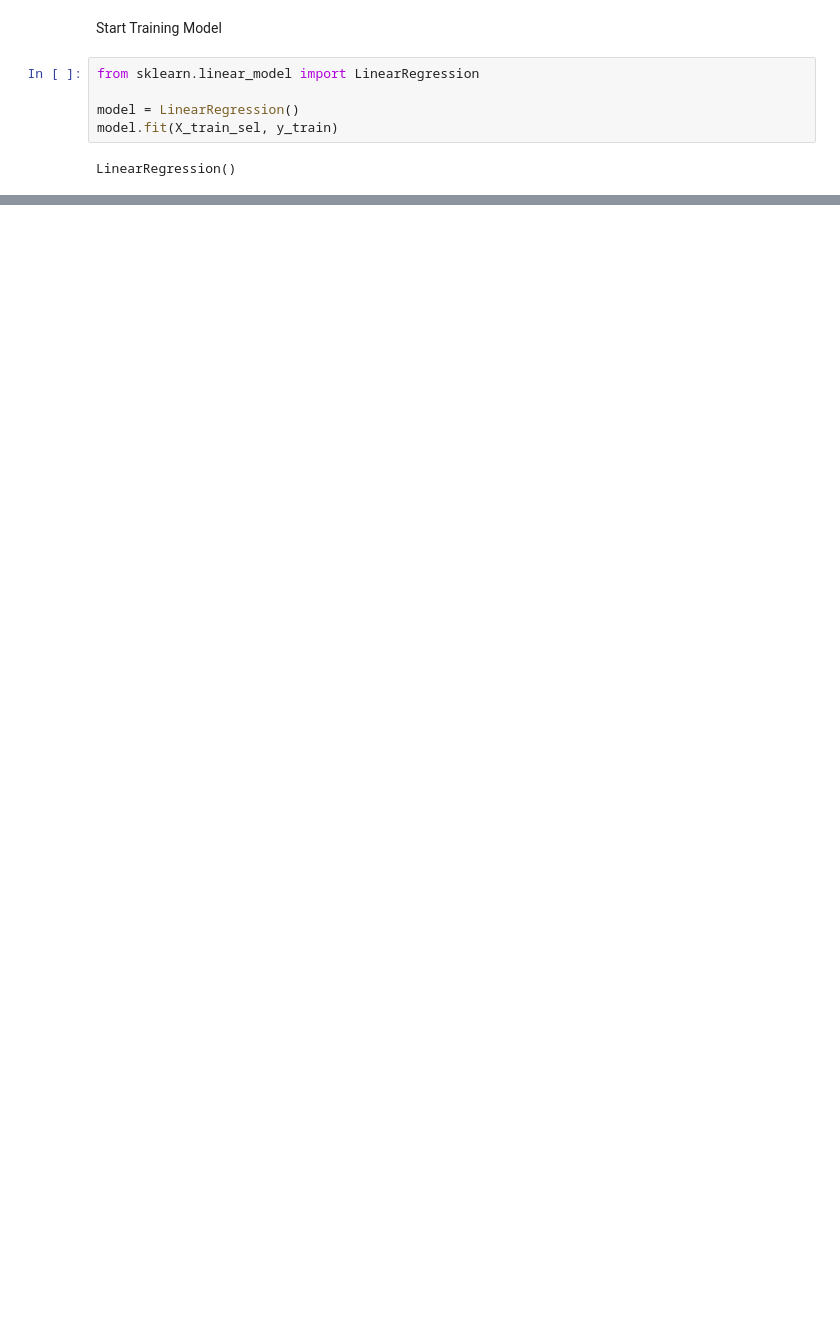
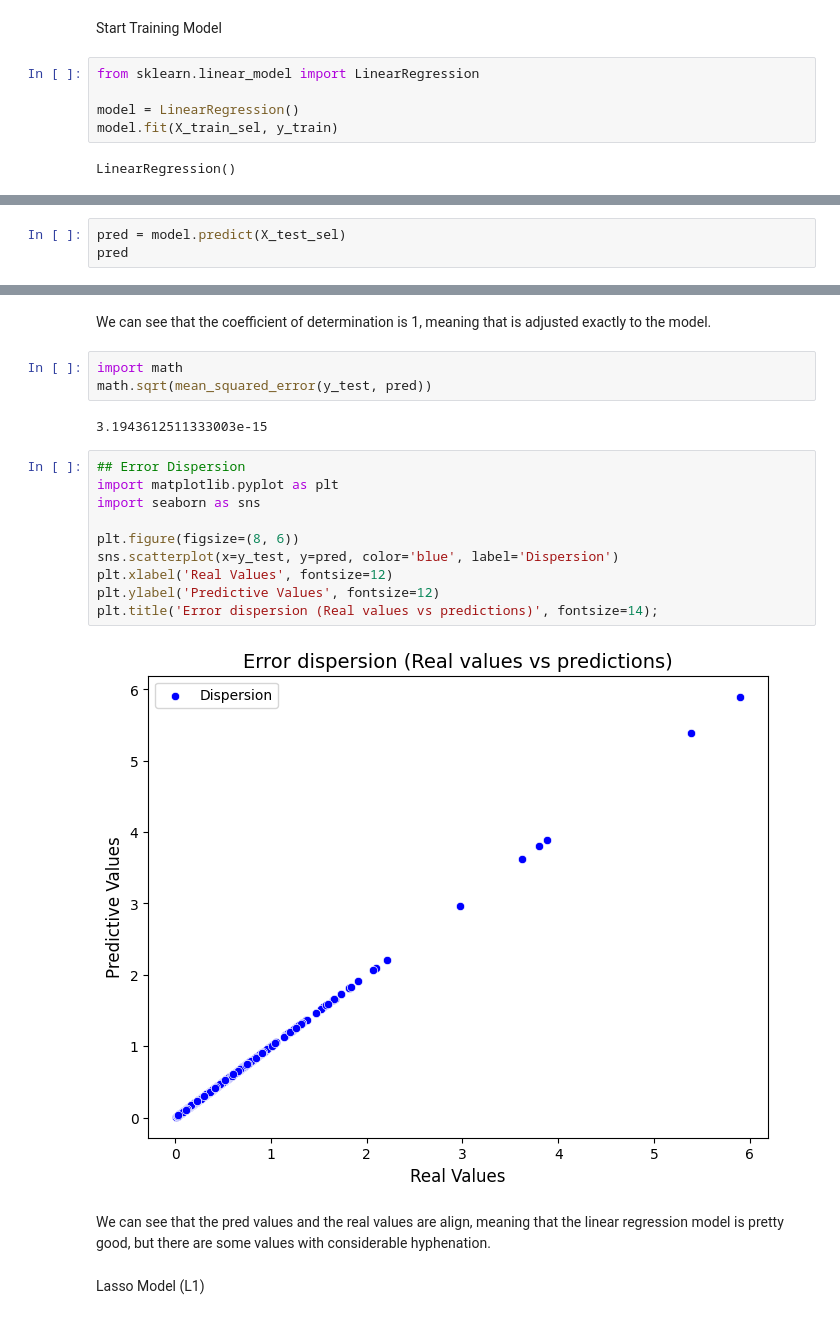
Before and after one commit to Ricenquimac/Regularized-Linear-Regression, a Jupyter notebook: src/explore.ipynb, the cells around one changed output, grey strips where cells are left out. Saved outputs shown, nothing was run; the diff lists cells and outputs as text; blank space fills up the shorter version.

```diff
--- a/src/explore.ipynb
+++ b/src/explore.ipynb
@@ -474,0 +474,3 @@ print(f"Coeficientes (b1, b2): {model_m.coef_}")
+# %%
+pred = model.predict(X_test_sel)
+pred
@@ -474,0 +503,23 @@ print(f"Coeficientes (b1, b2): {model_m.coef_}")
+# %% [markdown]
+We can see that the coefficient of determination is 1, meaning that is adjusted exactly to the model.
+# %%
+import math
+math.sqrt(mean_squared_error(y_test, pred))
+# %% [output]
+3.1943612511333003e-15
+# %%
+## Error Dispersion
+import matplotlib.pyplot as plt
+import seaborn as sns
+
+plt.figure(figsize=(8, 6))
+sns.scatterplot(x=y_test, y=pred, color='blue', label='Dispersion')
+plt.xlabel('Real Values', fontsize=12)
+plt.ylabel('Predictive Values', fontsize=12)
+plt.title('Error dispersion (Real values vs predictions)', fontsize=14);
+# %% [output]
+[figure, added]
+# %% [markdown]
+We can see that the pred values and the real values are align, meaning that the linear regression model is pretty good, but there are some values with considerable hyphenation.
+# %% [markdown]
+Lasso Model (L1)
```
Also changed, not shown: parts of 10 cells of this notebook, 2 other files.
